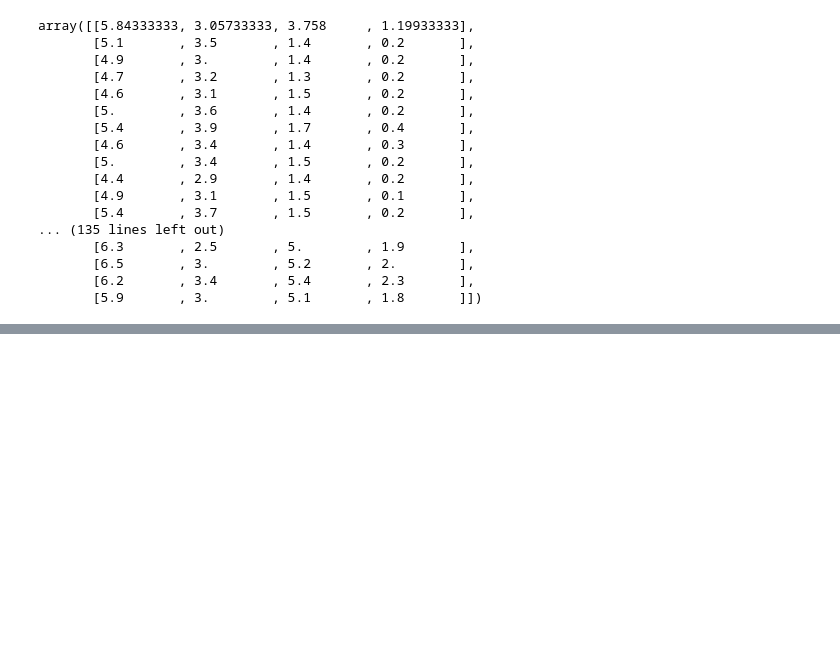
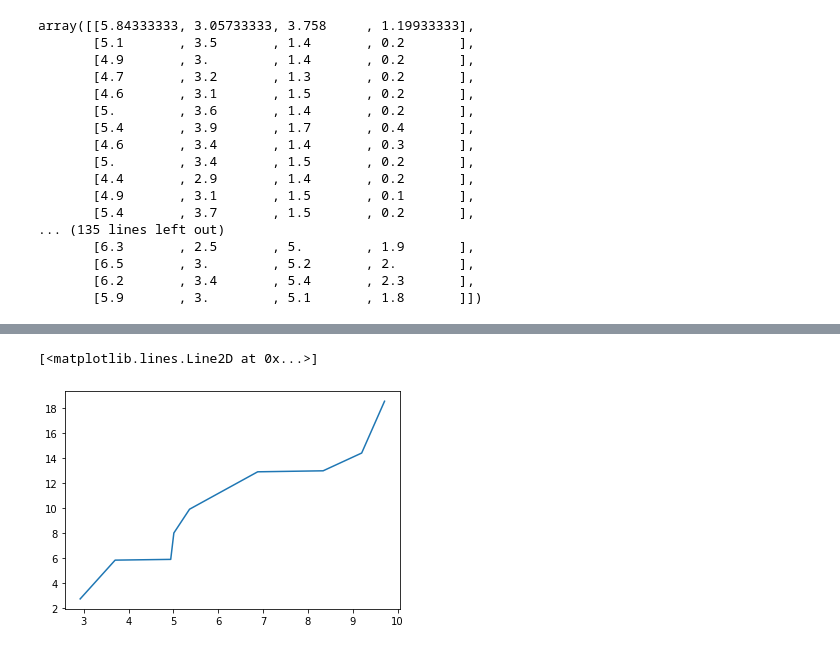
Before and after one commit to EasecureLab/zhengqi_predict, a Jupyter notebook: test.ipynb, the cells around one changed output, grey strips where cells are left out. Cells and saved outputs as stored; diff of their text form; code cells hidden in the pictures; blank space fills up the shorter version.

```diff
--- a/test.ipynb
+++ b/test.ipynb
@@ -194,0 +221,5 @@ array([[5.84333333, 3.05733333, 3.758     , 1.19933333],
+# %%
+plt.plot(decision_tree_data.X,decision_tree_data.Y)
+# %% [output]
+[<matplotlib.lines.Line2D at 0x...>]
+[figure, added]
```
Also changed, not shown: parts of 6 cells of this notebook, 3 other files.
